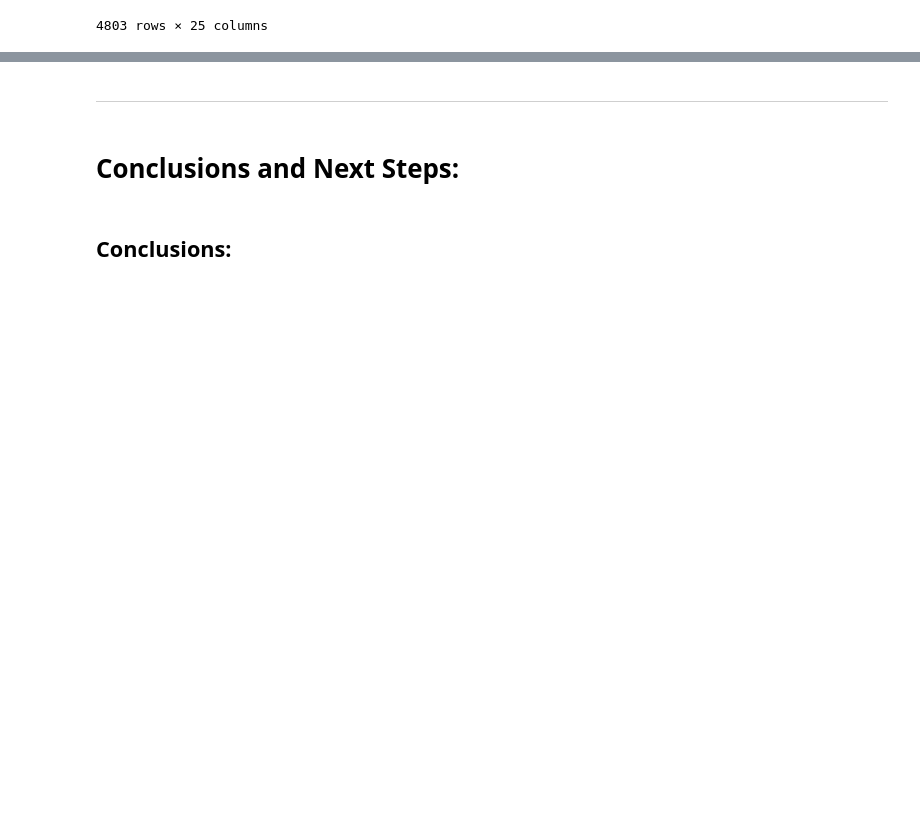
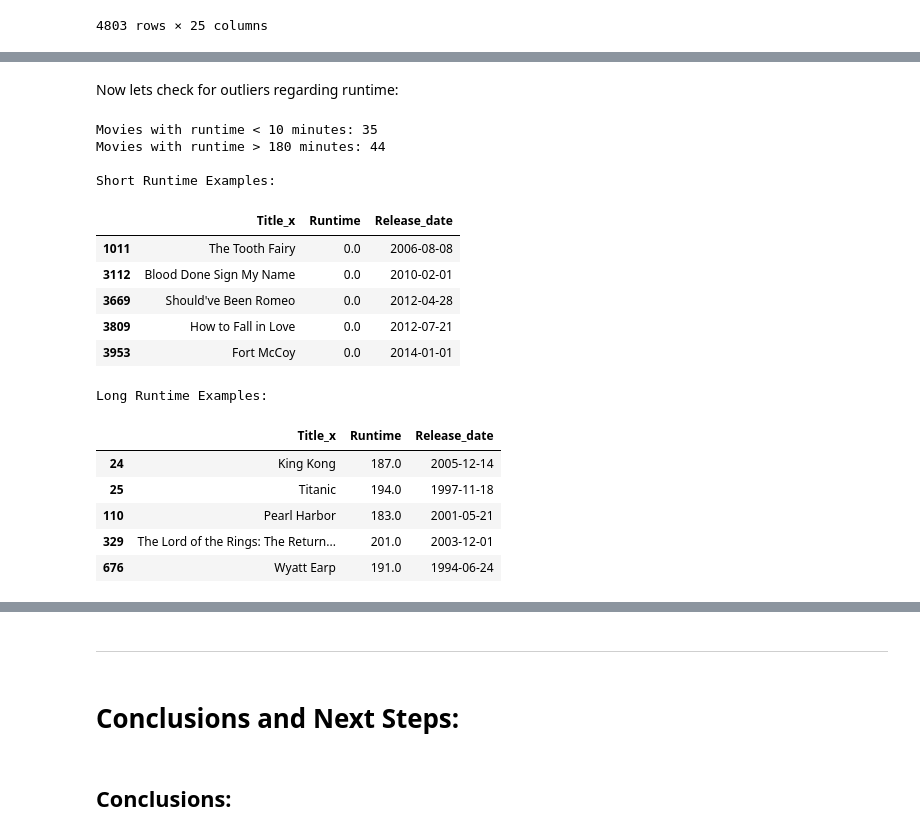
Before and after one commit to JayneLawley/Team1_TMDb_Hackathon_2, a Jupyter notebook: jupyter_notebooks/ETL.ipynb, the cells around one changed output, grey strips where cells are left out. Drawn from its saved outputs; the diff is of its cells as text; code cells hidden in the pictures; blank space fills up the shorter version.

```diff
--- a/jupyter_notebooks/ETL.ipynb
+++ b/jupyter_notebooks/ETL.ipynb
@@ -649,0 +673,33 @@ merged_df
+# %% [markdown]
+Now lets check for outliers regarding runtime:
+# %%
+short_runtime = merged_df[merged_df['Runtime'] < 10]
+long_runtime = merged_df[merged_df['Runtime'] > 180]
+
+print(f"Movies with runtime < 10 minutes: {len(short_runtime)}")
+print(f"Movies with runtime > 180 minutes: {len(long_runtime)}")
+
+
+print("\nShort Runtime Examples:")
+display(short_runtime[['Title_x', 'Runtime', 'Release_date']].head())
+
+print("\nLong Runtime Examples:")
+display(long_runtime[['Title_x', 'Runtime', 'Release_date']].head())
+# %% [output]
+Movies with runtime < 10 minutes: 35
+Movies with runtime > 180 minutes: 44
+
+Short Runtime Examples:
+|  | Title_x | Runtime | Release_date |
+| 1011 | The Tooth Fairy | 0.0 | 2006-08-08 |
+| 3112 | Blood Done Sign My Name | 0.0 | 2010-02-01 |
+| 3669 | Should've Been Romeo | 0.0 | 2012-04-28 |
+| 3809 | How to Fall in Love | 0.0 | 2012-07-21 |
+| 3953 | Fort McCoy | 0.0 | 2014-01-01 |
+Long Runtime Examples:
+|  | Title_x | Runtime | Release_date |
+| 24 | King Kong | 187.0 | 2005-12-14 |
+| 25 | Titanic | 194.0 | 1997-11-18 |
+| 110 | Pearl Harbor | 183.0 | 2001-05-21 |
+| 329 | The Lord of the Rings: The Return... | 201.0 | 2003-12-01 |
+| 676 | Wyatt Earp | 191.0 | 1994-06-24 |
```
Also changed, not shown: parts of 15 cells of this notebook, 1 other file.
